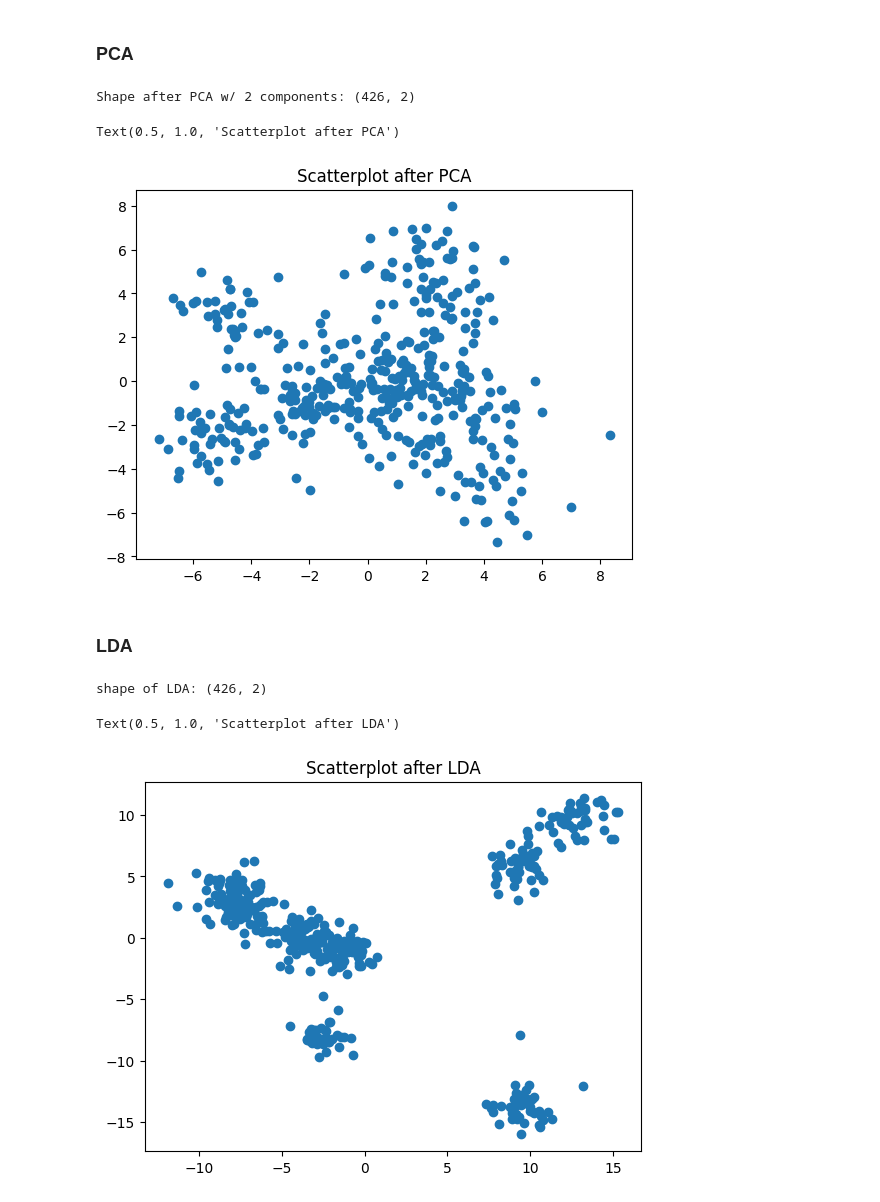
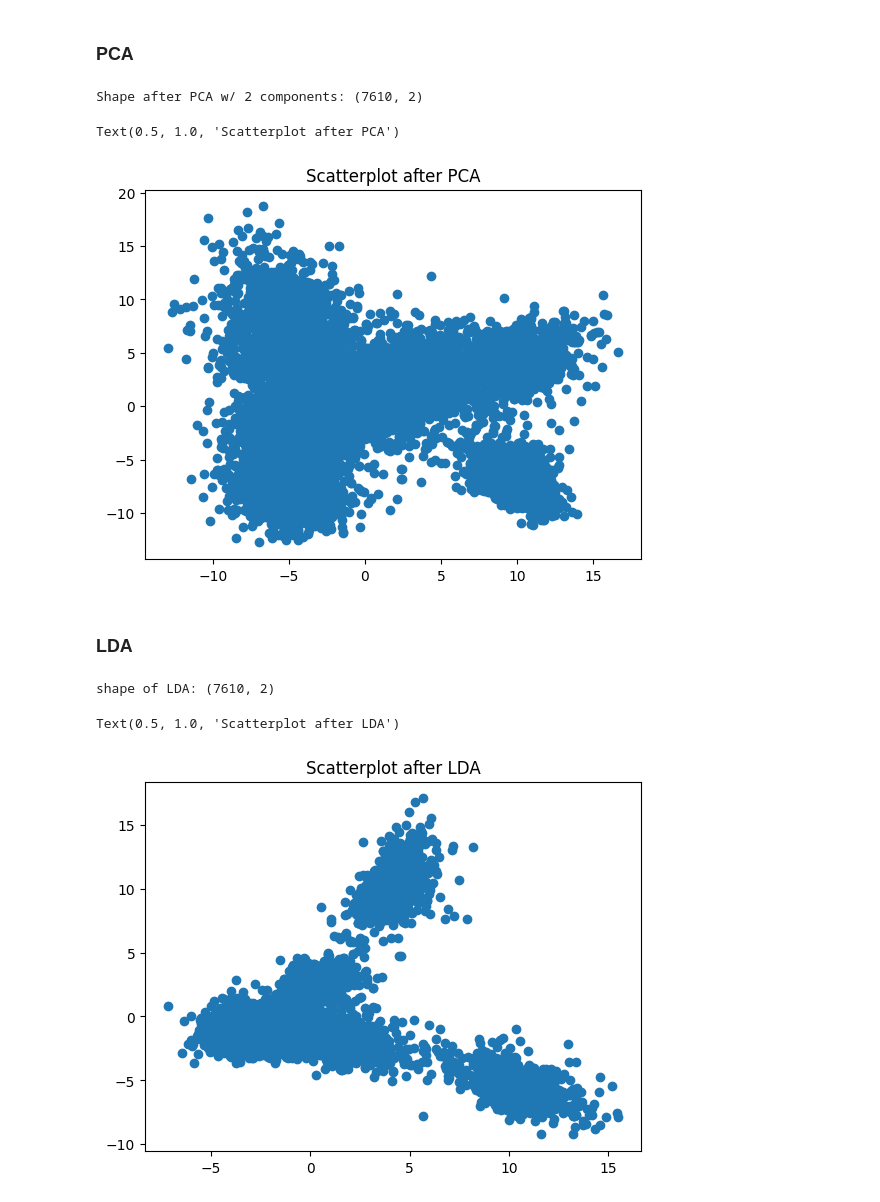
Before and after one commit to nayeli-guzman/clustering-human-activity, a Jupyter notebook: dimensionality-reduction.ipynb, the cells around one changed output. Cells and saved outputs as stored; diff of their text form; code cells hidden in the pictures.

```diff
--- a/dimensionality-reduction.ipynb
+++ b/dimensionality-reduction.ipynb
@@ -71,9 +96,9 @@ path_train = './extraction/train/r21d/r2plus1d_18_16_kinetics'
 path_val = './extraction/val/r21d/r2plus1d_18_16_kinetics'
 path_test = './extraction/test/r21d/r2plus1d_18_16_kinetics'
 # %%
-X_train, y_train, ids_train = get_X_y_id(path_train, train_df)
-X_val, y_val, ids_val = get_X_y_id(path_val, val_df)
-X_test, ids_test = get_X_y_id(path_test, test_df, False)
+X_train, y_train, ids_train = get_X_y_id(path_train, train_df, type='max')
+X_val, y_val, ids_val = get_X_y_id(path_val, val_df, type='max')
+X_test, ids_test = get_X_y_id(path_test, test_df, False, type='max')
 # %%
 X_val.head()
 # %% [output]
@@ -128,0 +180,17 @@ Size de los ids de testing: (805, 1)
+# %%
+# oversampling
+
+smote = SMOTE(random_state=42)
+X_train, y_train = smote.fit_resample(X_train, y_train)
+
+print("Distribución de clases después de SMOTE:")
+
+class_counts = y_train.iloc[:, 0].value_counts()
+
+plt.figure(figsize=(8, 5))
+sns.barplot(x=class_counts.index, y=class_counts.values, hue=class_counts.index, palette="viridis", legend=False)
+plt.xlabel("Clases")
+plt.ylabel("Cantidad")
+plt.title("Distribución de Clases en y_train")
+plt.xticks(rotation=45)
+plt.show()
@@ -189,0 +265,9 @@ import matplotlib.pyplot as plt
+# %%
+from sklearn.preprocessing import StandardScaler
+from sklearn.preprocessing import PowerTransformer
+
+scaler = StandardScaler()
+# scaler = PowerTransformer(method='yeo-johnson')
+X_train_scaled = scaler.fit_transform(X_train)
+X_val_scaled = scaler.transform(X_val_np)
+X_test_scaled = scaler.transform(X_test_np)
@@ -204,12 +319,12 @@ Text(0.5, 1.0, 'Scatterplot after t-SNE')
 ### **PCA**
 # %%
 pca = PCA(n_components=2)
-val_pca = pca.fit_transform(X_val_np)
-print("Shape after PCA w/ 2 components:", val_pca.shape)
+train_pca = pca.fit_transform(X_train_scaled)
+print("Shape after PCA w/ 2 components:", train_pca.shape)
 
-plt.scatter(val_pca[:, 0], val_pca[:, 1])
+plt.scatter(train_pca[:, 0], train_pca[:, 1])
 plt.title('Scatterplot after PCA')
 # %% [output]
-Shape after PCA w/ 2 components: (426, 2)
+Shape after PCA w/ 2 components: (7610, 2)
 Text(0.5, 1.0, 'Scatterplot after PCA')
-[figure, old version]
+[figure, new version]
@@ -217,12 +343,12 @@ Text(0.5, 1.0, 'Scatterplot after PCA')
 ### **LDA**
 # %%
 lda = LinearDiscriminantAnalysis(n_components=2)
-val_lda = lda.fit_transform(X_val_np, y_val_np.flatten())
-print('shape of LDA:', val_lda.shape)
+train_lda = lda.fit_transform(X_train_scaled, y_train_np.flatten())
+print('shape of LDA:', train_lda.shape)
 
-plt.scatter(val_lda[:, 0], val_lda[:, 1])
+plt.scatter(train_lda[:, 0], train_lda[:, 1])
 plt.title('Scatterplot after LDA')
 # %% [output]
-shape of LDA: (426, 2)
+shape of LDA: (7610, 2)
 Text(0.5, 1.0, 'Scatterplot after LDA')
-[figure, old version]
+[figure, new version]
```
Also changed, not shown: parts of 18 cells of this notebook, 3 other files.
